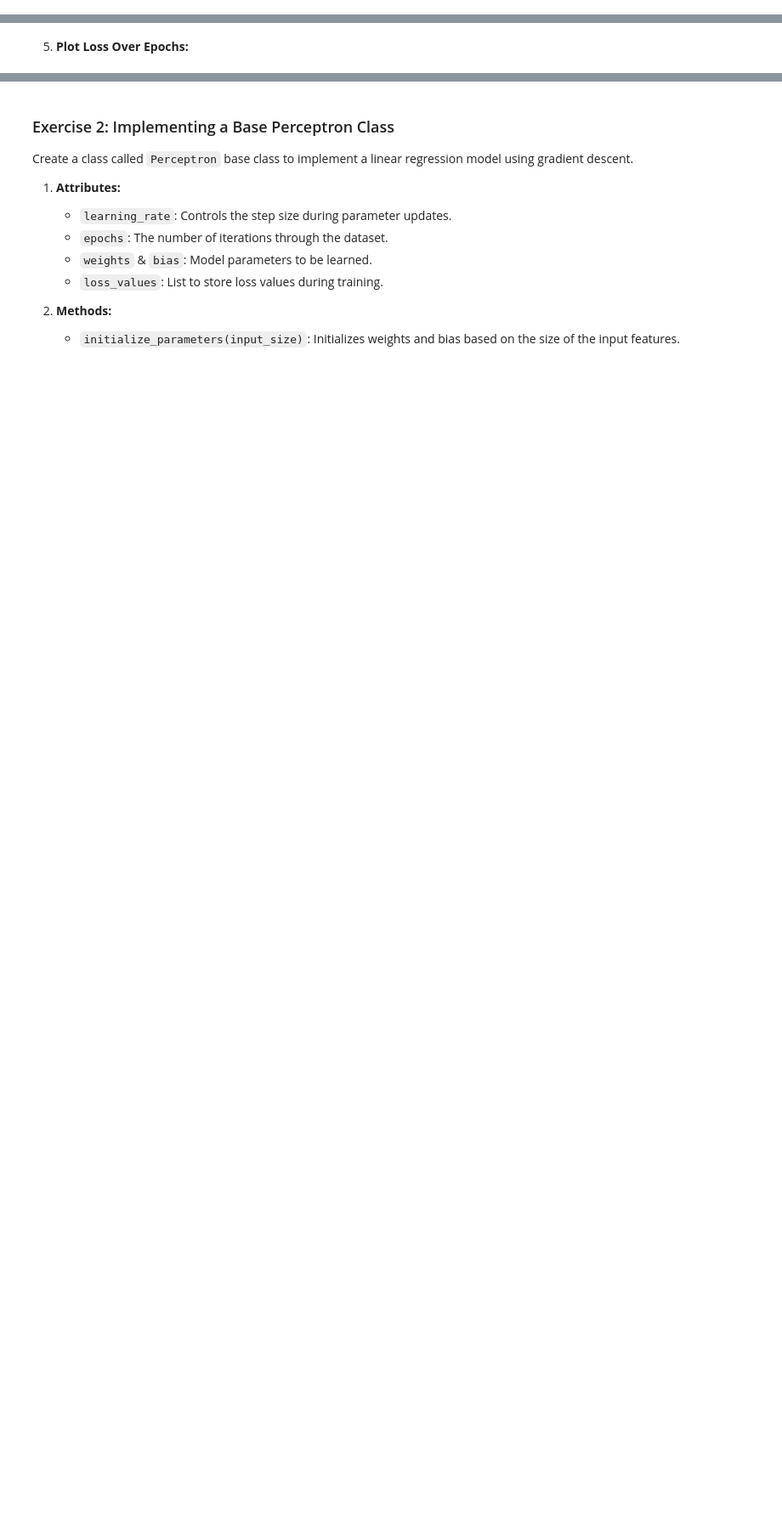
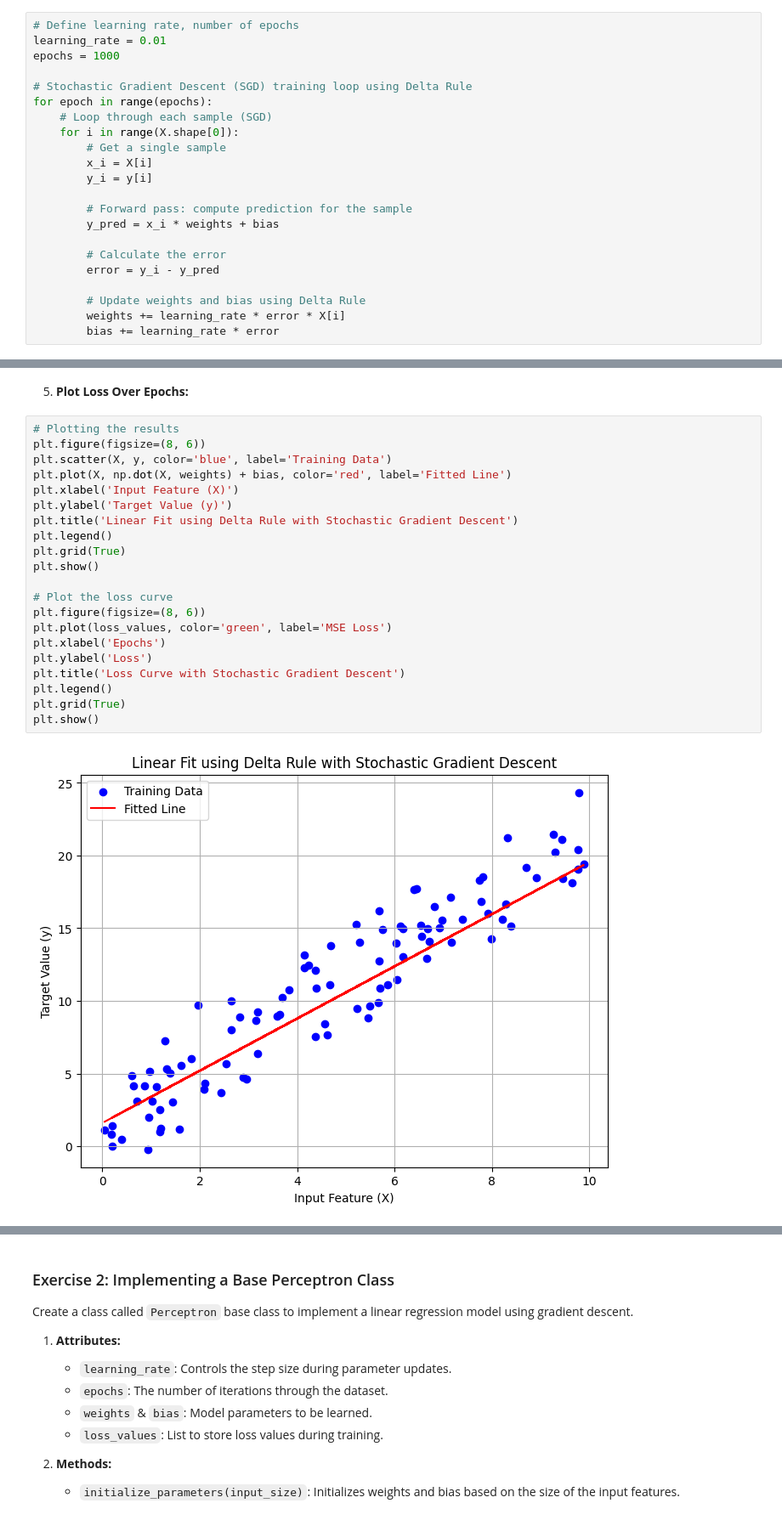
Before and after one commit to tiagomosantos/CapstoneProject, a Jupyter notebook: notebooks/class_4_notebook_solved.ipynb, the cells around one changed output, grey strips where cells are left out. Shown at 85% size. Drawn from its saved outputs; the diff is of its cells as text; blank space fills up the shorter version.

```diff
--- a/notebooks/class_4_notebook.ipynb
+++ b/notebooks/class_4_notebook_solved.ipynb
@@ -204,4 +218,26 @@ Given the input dataset `X` and target values `y`:
 # %% [markdown]
 **2. Training Loop:**
+# %%
+# Define learning rate, number of epochs
+learning_rate = 0.01
+epochs = 1000
+
+# Stochastic Gradient Descent (SGD) training loop using Delta Rule
+for epoch in range(epochs):
+    # Loop through each sample (SGD)
+    for i in range(X.shape[0]):
+        # Get a single sample
+        x_i = X[i]
+        y_i = y[i]
+
+        # Forward pass: compute prediction for the sample
+        y_pred = x_i * weights + bias
+
+        # Calculate the error
+        error = y_i - y_pred
+
+        # Update weights and bias using Delta Rule
+        weights += learning_rate * error * X[i]
+        bias += learning_rate * error
 # %% [markdown]
 3. **Calculate and Store Loss:**
@@ -210,2 +281,25 @@ Given the input dataset `X` and target values `y`:
 # %% [markdown]
 5. **Plot Loss Over Epochs:**
+# %%
+# Plotting the results
+plt.figure(figsize=(8, 6))
+plt.scatter(X, y, color='blue', label='Training Data')
+plt.plot(X, np.dot(X, weights) + bias, color='red', label='Fitted Line')
+plt.xlabel('Input Feature (X)')
+plt.ylabel('Target Value (y)')
+plt.title('Linear Fit using Delta Rule with Stochastic Gradient Descent')
+plt.legend()
+plt.grid(True)
+plt.show()
+
+# Plot the loss curve
+plt.figure(figsize=(8, 6))
+plt.plot(loss_values, color='green', label='MSE Loss')
+plt.xlabel('Epochs')
+plt.ylabel('Loss')
+plt.title('Loss Curve with Stochastic Gradient Descent')
+plt.legend()
+plt.grid(True)
+plt.show()
+# %% [output]
+[figure, added]
```
Also changed, not shown: parts of 49 cells of this notebook, 3 other files.
